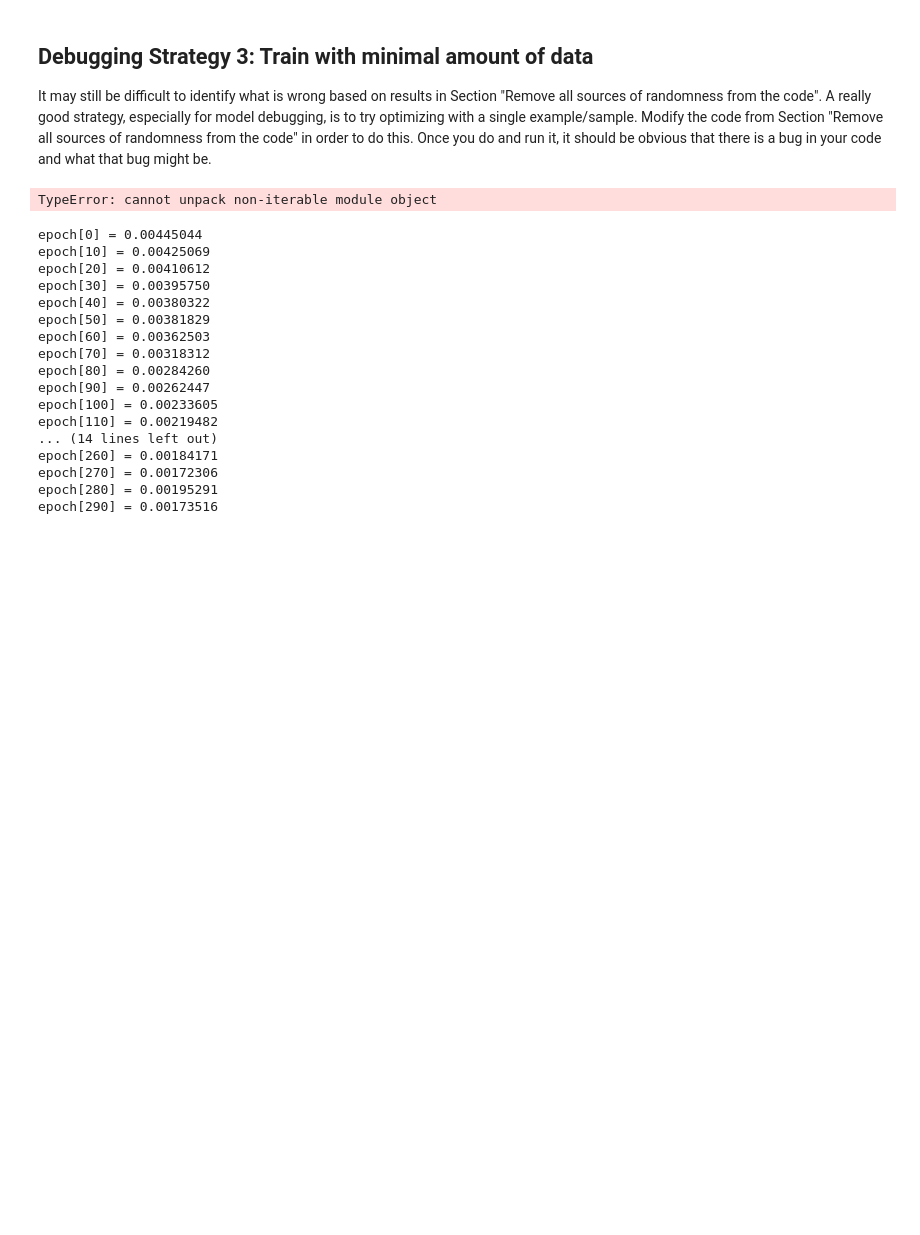
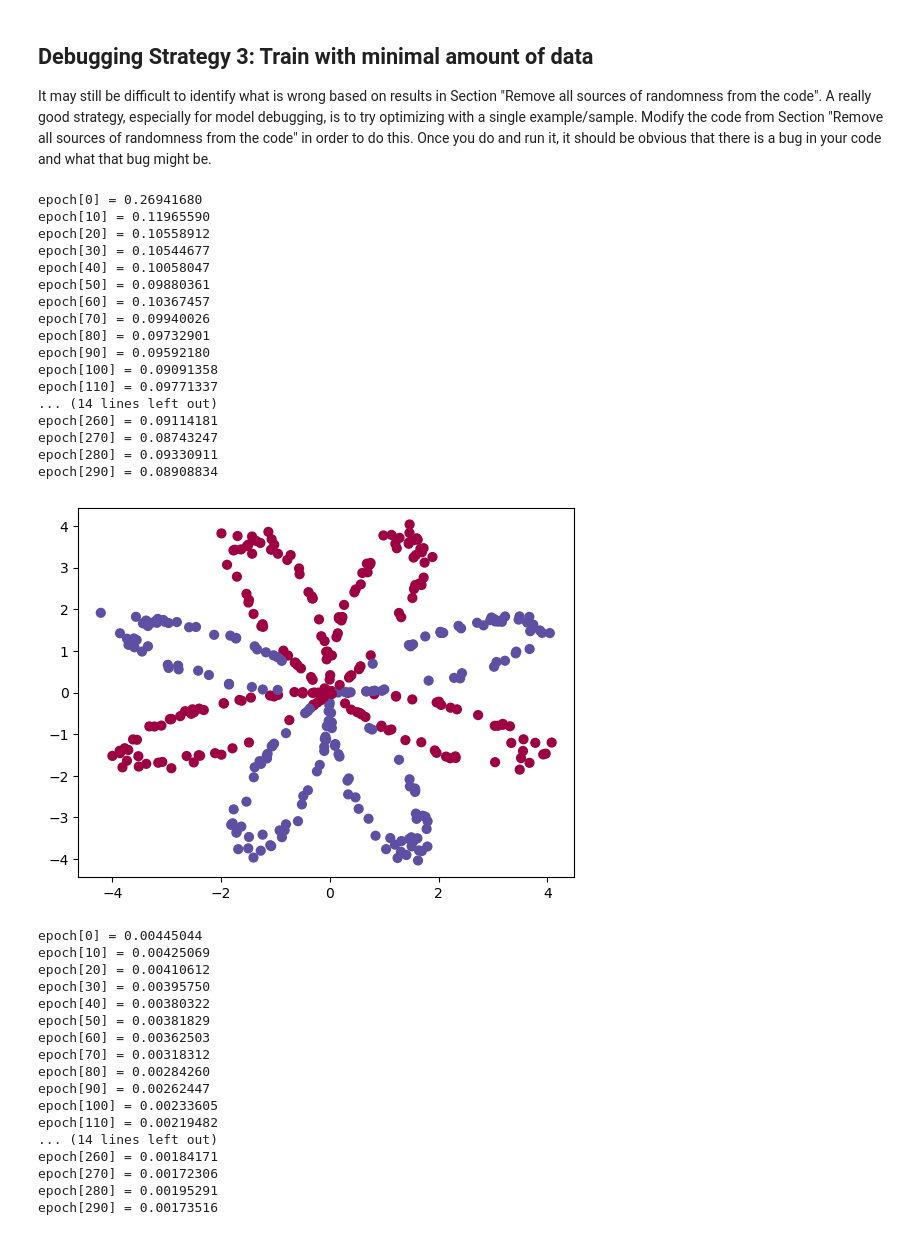
Before and after one commit to antigone660/DCAI, a Jupyter notebook: Practical Lab Course/CV-Assignment/Assignment1.ipynb, the cells around one changed output. Cells and saved outputs as stored; diff of their text form; code cells hidden in the pictures; blank space fills up the shorter version.

```diff
--- a/Practical Lab Course/CV-Assignment/Assignment1.ipynb
+++ b/Practical Lab Course/CV-Assignment/Assignment1.ipynb
@@ -1174,7 +1174,7 @@ for epoch in range(num_epochs):
     iter, data in enumerate(train_loader)       # Use the same data for every epoch
     for iter_, data_ in enumerate(train_loader):
         # Get data for the minibatch
-        input,target = data
+        input,target = data_
 
         # We have to set gradients to zero at the start of every iteration
         optimizer.zero_grad()
@@ -1197,34 +1197,51 @@ for epoch in range(num_epochs):
 # Put model in evaluation mode
 model.eval()
 
 classEstimate = np.zeros((400,1), dtype='uint8')
 all_data = np.zeros((400,2))
 
 start_ind, end_ind = 0,0
 
 # Testing loop
 for i, data in  enumerate(test_loader):
     # Get data for the minibatch
     input, target = data
     num_samples = input.shape[0]
 
     # Forward pass through the trained model
     output = model(input)
 
     # Convert torch tensor output to numpy tensor
     output = output.detach().numpy()
 
     # Bookeeping on predictions
     end_ind = start_ind + num_samples
     all_data[start_ind:end_ind,:] = input.detach().numpy()
     classEstimate[start_ind:end_ind,0] = (output.squeeze() > 0.5)
     start_ind = end_ind
 
 # Plot the result
 all_data = all_data.T
 plt.scatter(all_data[0, :],all_data[1, :], c=classEstimate[:,0], s=40, cmap=plt.cm.Spectral);
 # %% [output]
-TypeError: cannot unpack non-iterable module object
+epoch[0] = 0.26941680
+epoch[10] = 0.11965590
+epoch[20] = 0.10558912
+epoch[30] = 0.10544677
+epoch[40] = 0.10058047
+epoch[50] = 0.09880361
+epoch[60] = 0.10367457
+epoch[70] = 0.09940026
+epoch[80] = 0.09732901
+epoch[90] = 0.09592180
+epoch[100] = 0.09091358
+epoch[110] = 0.09771337
+... (14 lines left out)
+epoch[260] = 0.09114181
+epoch[270] = 0.08743247
+epoch[280] = 0.09330911
+epoch[290] = 0.08908834
+[figure, added]
 # %%
 def fix_seeds():
     random_seed = 1      # or coluld be any of your favorite number
```
Also changed, not shown: parts of 3 cells of this notebook, 12 other files.
